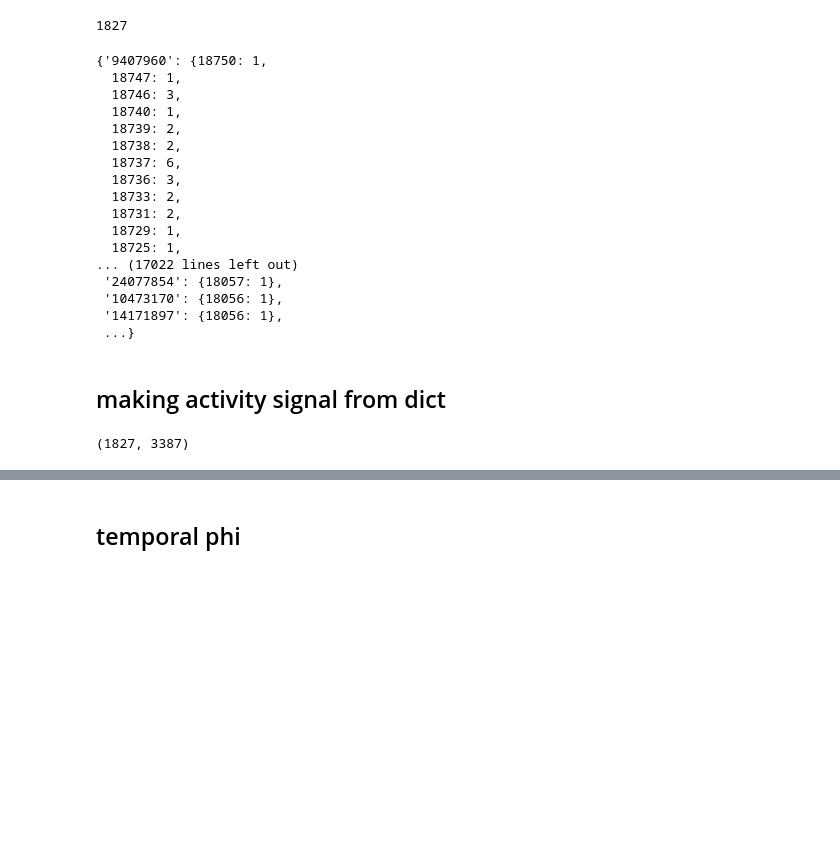
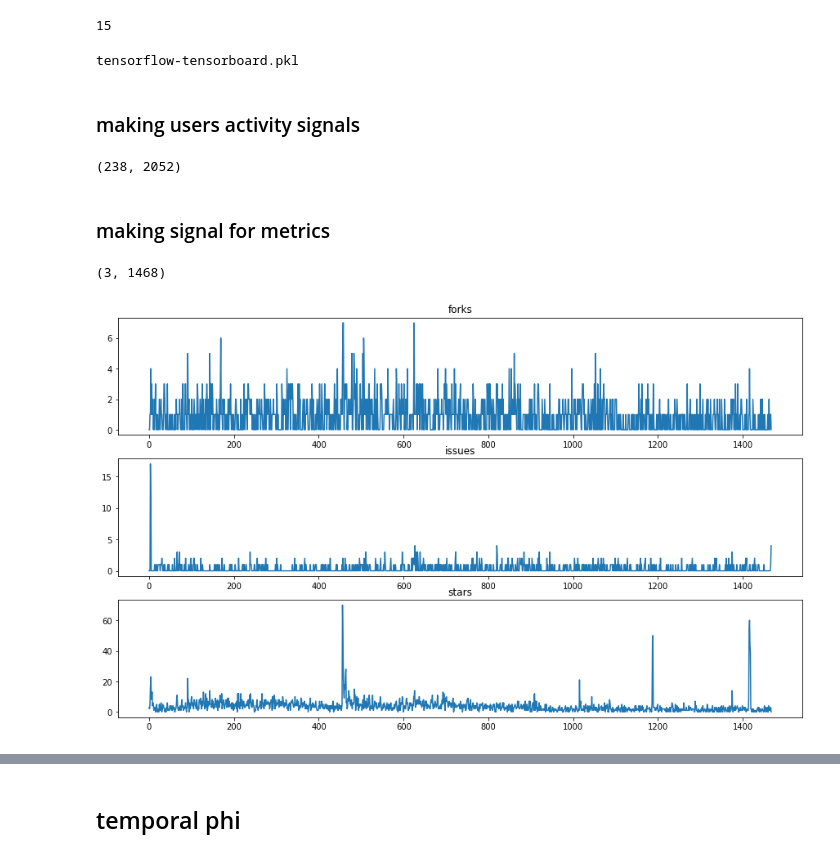
Before and after one commit to s-omranpour/Social-Phi, a Jupyter notebook: examples/main.ipynb, the cells around one changed output, grey strips where cells are left out. Drawn from its saved outputs; the diff is of its cells as text; code cells hidden in the pictures; blank space fills up the shorter version.

Commit message:
data + analysis

```diff
--- a/examples/main.ipynb
+++ b/examples/main.ipynb
@@ -9,35 +13,53 @@ import pickle
+# %%
+path = 'data/pkls/'
+files = os.listdir(path)
+len(files)
+# %% [output]
+15
 # %%
-file = '../../data/processed/pytorch.pkl'
-act = pickle.load(open(file, 'rb'))
-len(act)
+print(files[10])
+stats = pickle.load(open(path + files[10], 'rb'))
 # %% [output]
-1827
+tensorflow-tensorboard.pkl
-# %%
-act
-# %% [output]
-{'9407960': {18750: 1,
-  18747: 1,
-  18746: 3,
-  18740: 1,
-  18739: 2,
-  18738: 2,
-  18737: 6,
-  18736: 3,
-  18733: 2,
-  18731: 2,
-  18729: 1,
-  18725: 1,
-... (17022 lines left out)
- '24077854': {18057: 1},
- '10473170': {18056: 1},
- '14171897': {18056: 1},
- ...}
 # %% [markdown]
-## making activity signal from dict
+### making users activity signals
 # %%
-from social_phi import get_signal
+from social_phi import get_signal, sliding_window, get_single_signal
 
-sig = get_signal(act, time_scale=1, binarize=True)
+sig = get_signal(stats['activities'], time_scale=24*3600, binarize=True)
 sig.shape
 # %% [output]
-(1827, 3387)
+(238, 2052)
+# %% [markdown]
+### making signal for metrics
+# %%
+metrics = []
+for k in ['forks', 'issues', 'stars']:
+    metric, a, b = get_single_signal(stats[k], time_scale=24*3600, binarize=False)
+    metrics += [{
+        'sig': metric,
+        'm' : b,
+        'M' : a
+    }]
+
+m = min([metric['m'] for metric in metrics])
+M = max([metric['M'] for metric in metrics])
+
+metrics = np.stack([
+    np.pad(metric['sig'], pad_width=(metric['m'] - m, M - metric['M'])) for metric in metrics
+])
+metrics.shape
+# %% [output]
+(3, 1468)
+# %%
+plt.figure(figsize=(15, 3*len(metrics)))
+
+titles = ['forks', 'issues', 'stars']
+for i,metric in enumerate(metrics):
+    plt.subplot(len(metrics), 1, i+1)
+    plt.title(titles[i])
+    plt.plot(metric)
+
+plt.show()
+# %% [output]
+[figure, added]
```
Also changed, not shown: parts of 15 cells of this notebook, 24 other files.
